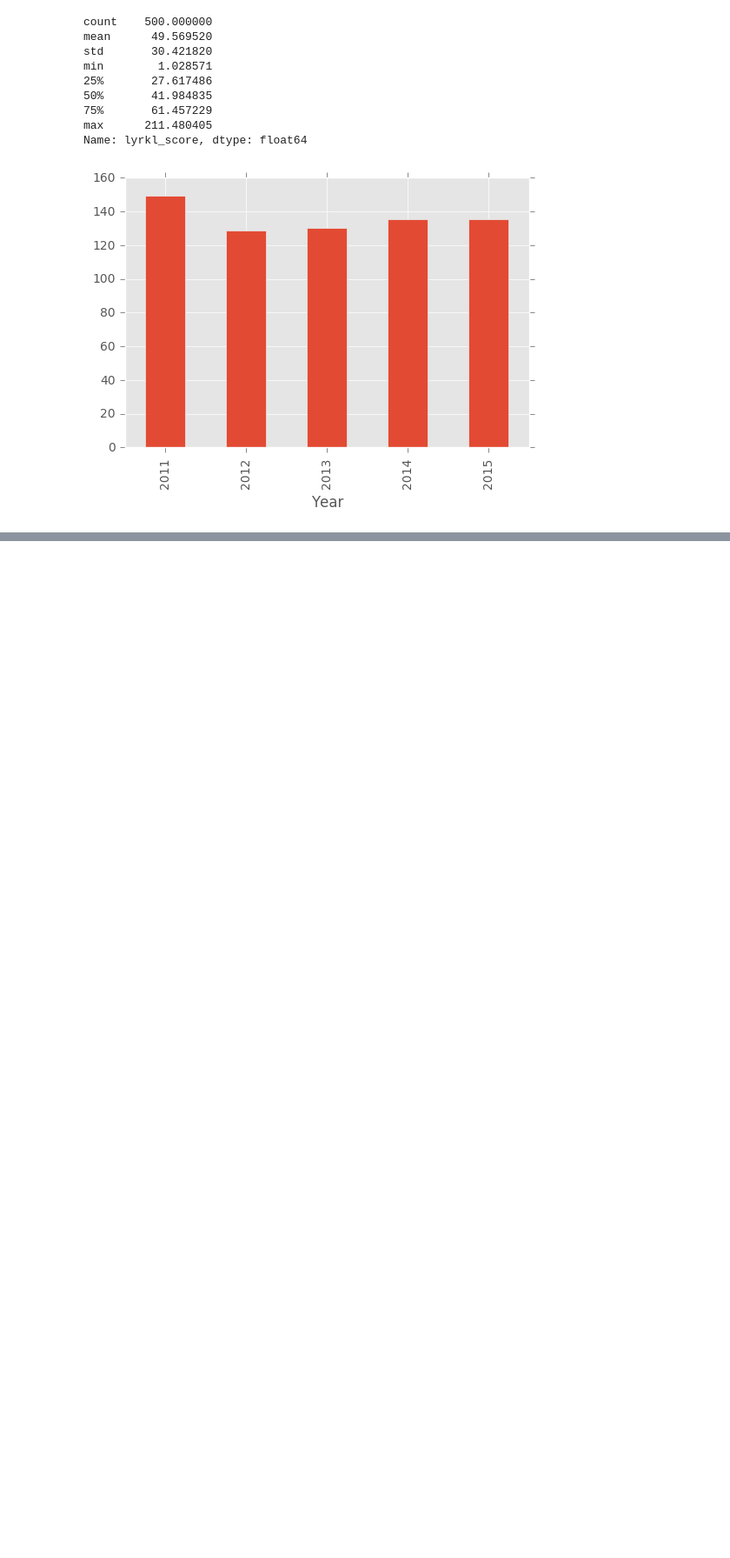
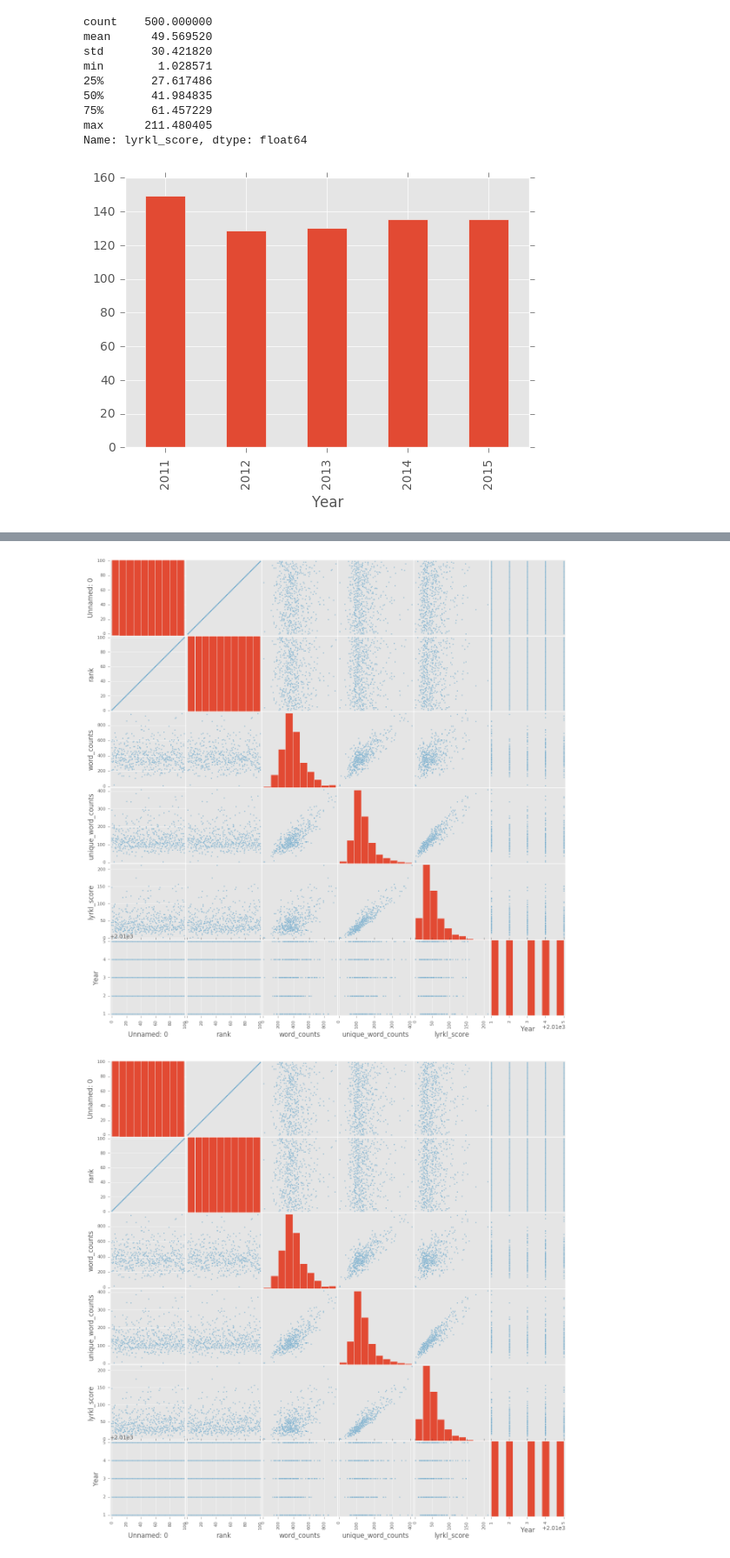
Before and after one commit to furoape/SYD_DAT_6, a Jupyter notebook: Project/Lyric Analyzer.ipynb, the cells around one changed output, grey strips where cells are left out. Shown at 87% size. Drawn from its saved outputs; the diff is of its cells as text; code cells hidden in the pictures; blank space fills up the shorter version.

```diff
--- a/Project/Lyric Analyzer.ipynb
+++ b/Project/Lyric Analyzer.ipynb
@@ -41,0 +76,6 @@ plt.show()
+# %%
+pd.scatter_matrix(songlist, figsize=(15,15))
+plt.show()
+# %% [output]
+[figure, added]
+[figure, added]
```
Also changed, not shown: parts of 4 cells of this notebook, 5 other files.
